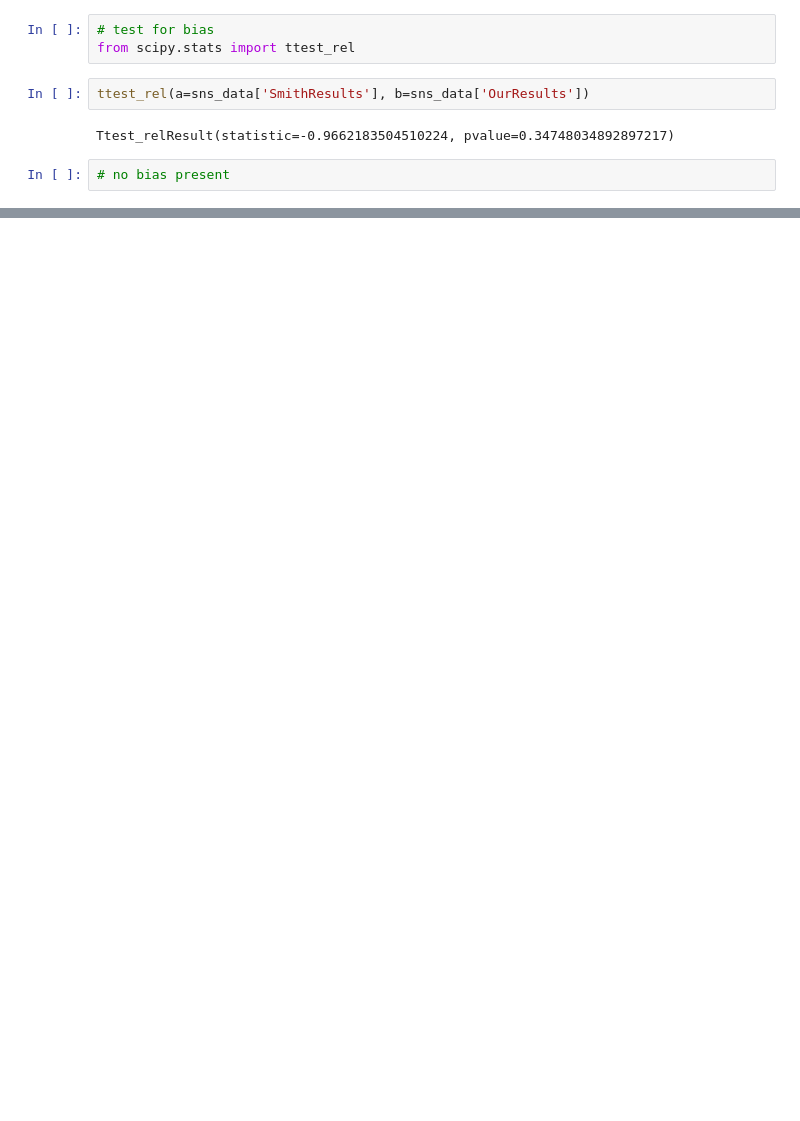
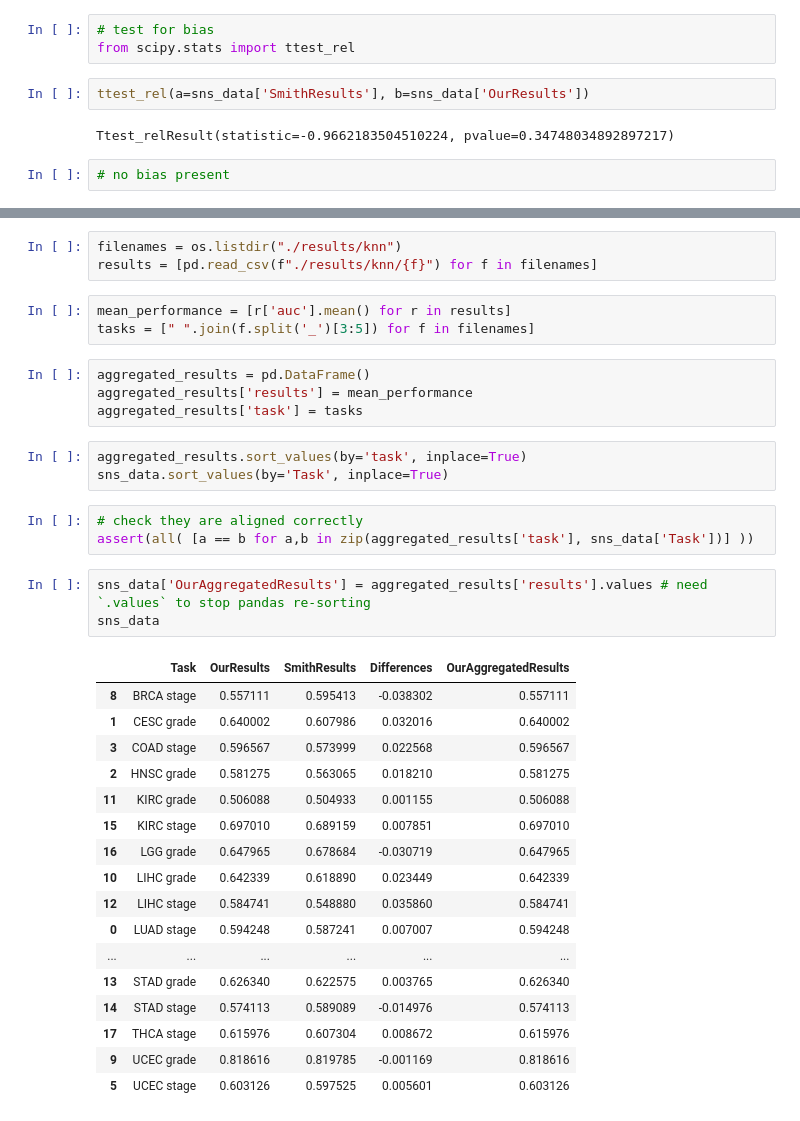
Before and after one commit to notreallyme2/tx-metalearning, a Jupyter notebook: knn_results_comparison.ipynb, the cells around one changed output, grey strips where cells are left out. Drawn from its saved outputs; the diff is of its cells as text; blank space fills up the shorter version.

```diff
--- a/knn_results_comparison.ipynb
+++ b/knn_results_comparison.ipynb
@@ -96,0 +93,37 @@ plt.title("Differences between performance estimates");
+# %%
+filenames = os.listdir("./results/knn")
+results = [pd.read_csv(f"./results/knn/{f}") for f in filenames]
+# %%
+mean_performance = [r['auc'].mean() for r in results]
+tasks = [" ".join(f.split('_')[3:5]) for f in filenames]
+# %%
+aggregated_results = pd.DataFrame()
+aggregated_results['results'] = mean_performance
+aggregated_results['task'] = tasks
+# %%
+aggregated_results.sort_values(by='task', inplace=True)
+sns_data.sort_values(by='Task', inplace=True)
+# %%
+# check they are aligned correctly
+assert(all( [a == b for a,b in zip(aggregated_results['task'], sns_data['Task'])] ))
+# %%
+sns_data['OurAggregatedResults'] = aggregated_results['results'].values # need `.values` to stop pandas re-sorting
+sns_data
+# %% [output]
+|  | Task | OurResults | SmithResults | Differences | OurAggregatedResults |
+| 8 | BRCA stage | 0.557111 | 0.595413 | -0.038302 | 0.557111 |
+| 1 | CESC grade | 0.640002 | 0.607986 | 0.032016 | 0.640002 |
+| 3 | COAD stage | 0.596567 | 0.573999 | 0.022568 | 0.596567 |
+| 2 | HNSC grade | 0.581275 | 0.563065 | 0.018210 | 0.581275 |
+| 11 | KIRC grade | 0.506088 | 0.504933 | 0.001155 | 0.506088 |
+| 15 | KIRC stage | 0.697010 | 0.689159 | 0.007851 | 0.697010 |
+| 16 | LGG grade | 0.647965 | 0.678684 | -0.030719 | 0.647965 |
+| 10 | LIHC grade | 0.642339 | 0.618890 | 0.023449 | 0.642339 |
+| 12 | LIHC stage | 0.584741 | 0.548880 | 0.035860 | 0.584741 |
+| 0 | LUAD stage | 0.594248 | 0.587241 | 0.007007 | 0.594248 |
+| ... | ... | ... | ... | ... | ... |
+| 13 | STAD grade | 0.626340 | 0.622575 | 0.003765 | 0.626340 |
+| 14 | STAD stage | 0.574113 | 0.589089 | -0.014976 | 0.574113 |
+| 17 | THCA stage | 0.615976 | 0.607304 | 0.008672 | 0.615976 |
+| 9 | UCEC grade | 0.818616 | 0.819785 | -0.001169 | 0.818616 |
+| 5 | UCEC stage | 0.603126 | 0.597525 | 0.005601 | 0.603126 |
```
Also changed, not shown: parts of 11 cells of this notebook.
